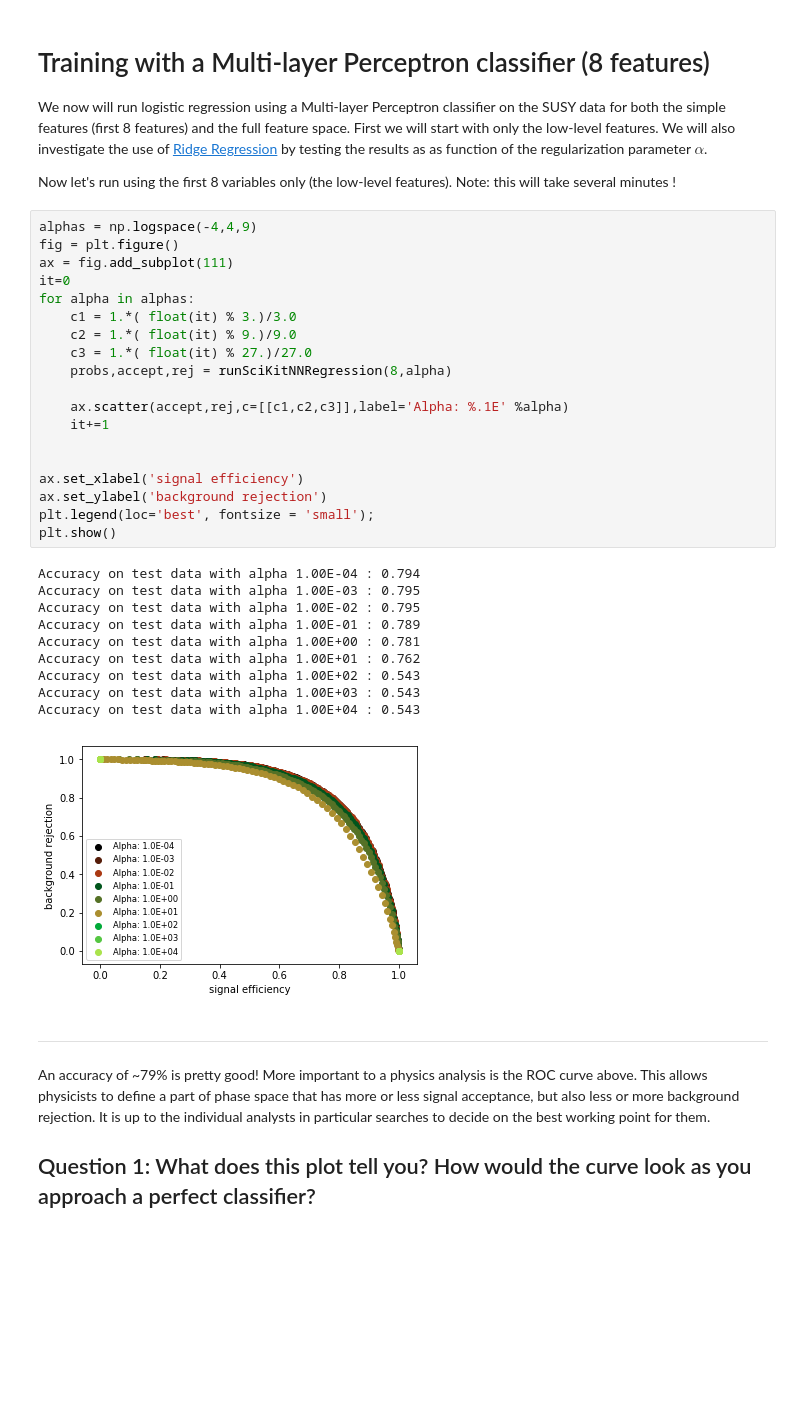
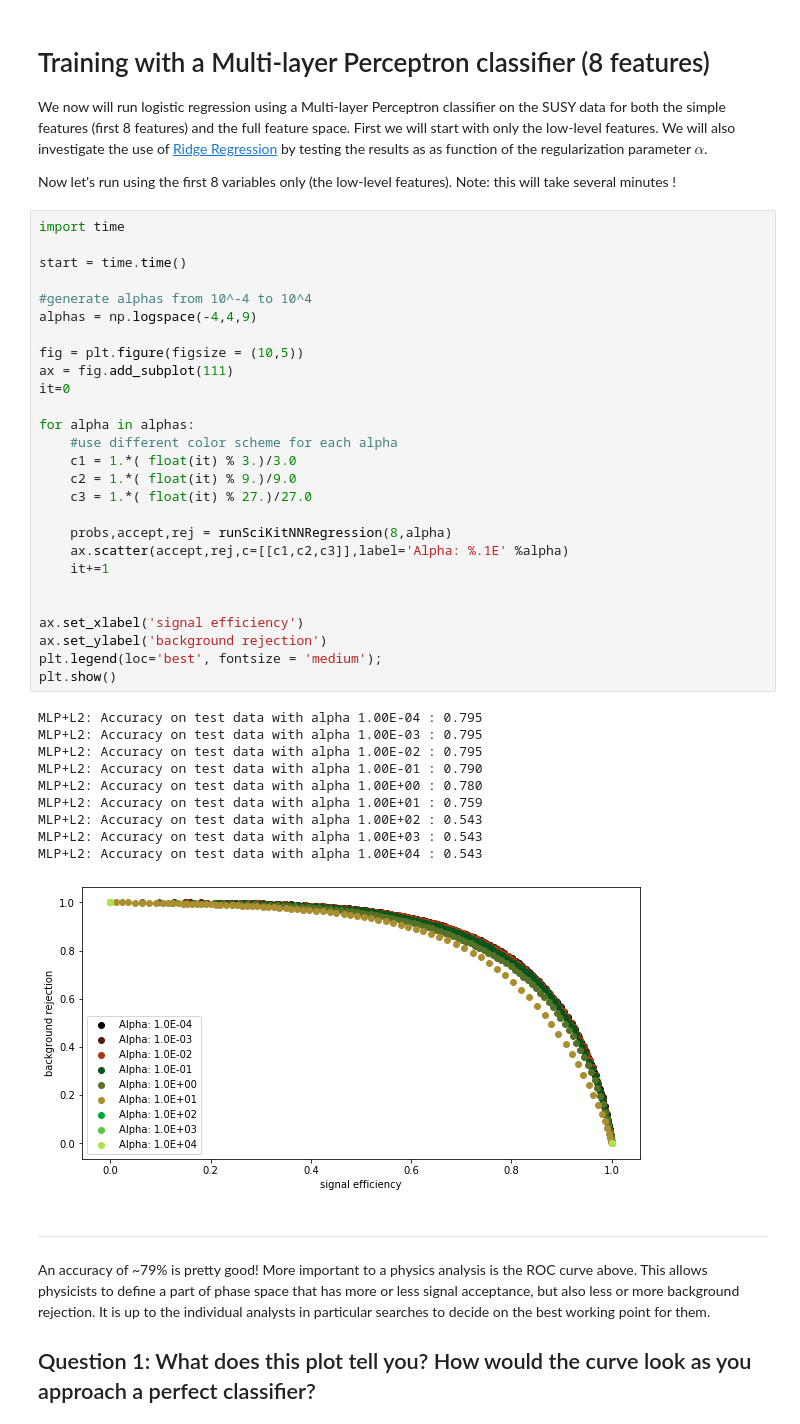
Before and after one commit to LHCfitNikhef/ML4PA, a Jupyter notebook: tutorials/tutorial3/Tutorial3-LogisticRegression-SUSY.ipynb, the cells around one changed output. Drawn from its saved outputs; the diff is of its cells as text; blank space fills up the shorter version.

```diff
--- a/tutorials/tutorial3/Tutorial3-LogisticRegression-SUSY.ipynb
+++ b/tutorials/tutorial3/Tutorial3-LogisticRegression-SUSY.ipynb
@@ -276,35 +296,43 @@ We now will run logistic regression using a Multi-layer Perceptron classifier on
 
 Now let's run using the first 8 variables only (the low-level features). Note: this will take several minutes !
 # %%
+import time
+
+start = time.time()
+
+#generate alphas from 10^-4 to 10^4
 alphas = np.logspace(-4,4,9)
-fig = plt.figure()
+
+fig = plt.figure(figsize = (10,5))
 ax = fig.add_subplot(111)
 it=0
+
 for alpha in alphas:
+    #use different color scheme for each alpha
     c1 = 1.*( float(it) % 3.)/3.0
     c2 = 1.*( float(it) % 9.)/9.0
     c3 = 1.*( float(it) % 27.)/27.0
+
     probs,accept,rej = runSciKitNNRegression(8,alpha)
-
     ax.scatter(accept,rej,c=[[c1,c2,c3]],label='Alpha: %.1E' %alpha)
     it+=1
 
 
 ax.set_xlabel('signal efficiency')
 ax.set_ylabel('background rejection')
-plt.legend(loc='best', fontsize = 'small');
+plt.legend(loc='best', fontsize = 'medium');
 plt.show()
 # %% [output]
-Accuracy on test data with alpha 1.00E-04 : 0.794
-Accuracy on test data with alpha 1.00E-03 : 0.795
-Accuracy on test data with alpha 1.00E-02 : 0.795
-Accuracy on test data with alpha 1.00E-01 : 0.789
-Accuracy on test data with alpha 1.00E+00 : 0.781
-Accuracy on test data with alpha 1.00E+01 : 0.762
-Accuracy on test data with alpha 1.00E+02 : 0.543
-Accuracy on test data with alpha 1.00E+03 : 0.543
-Accuracy on test data with alpha 1.00E+04 : 0.543
+MLP+L2: Accuracy on test data with alpha 1.00E-04 : 0.795
+MLP+L2: Accuracy on test data with alpha 1.00E-03 : 0.795
+MLP+L2: Accuracy on test data with alpha 1.00E-02 : 0.795
+MLP+L2: Accuracy on test data with alpha 1.00E-01 : 0.790
+MLP+L2: Accuracy on test data with alpha 1.00E+00 : 0.780
+MLP+L2: Accuracy on test data with alpha 1.00E+01 : 0.759
+MLP+L2: Accuracy on test data with alpha 1.00E+02 : 0.543
+MLP+L2: Accuracy on test data with alpha 1.00E+03 : 0.543
+MLP+L2: Accuracy on test data with alpha 1.00E+04 : 0.543
-[figure, old version]
+[figure, new version]
 # %% [markdown]
 ---
 
```
Also changed, not shown: parts of 6 cells of this notebook.
